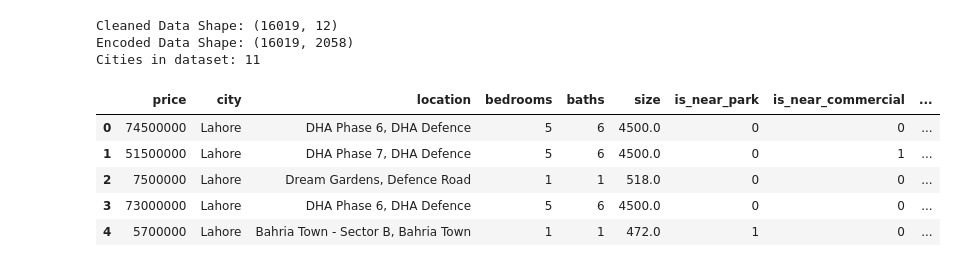
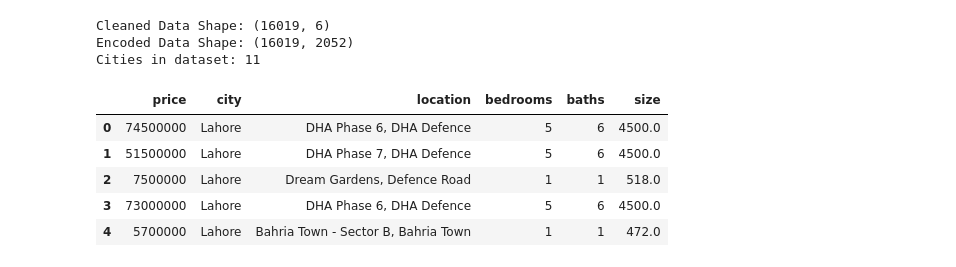
Before and after one commit to HuzaifaKhalid1311/HomeValue-AI, a Jupyter notebook: main.ipynb, the cells around one changed output. Drawn from its saved outputs; the diff is of its cells as text; code cells hidden in the pictures.

```diff
--- a/main.ipynb
+++ b/main.ipynb
@@ -17,43 +20,25 @@ plt.style.use("ggplot")
 # %%
-# Load data, clean required columns, and create model-ready features
-df = pd.read_csv("data/zameen.csv", sep="|")
-model_df = df[["price", "city", "location", "bedrooms", "baths", "size"]].copy()
+raw_data = pd.read_csv("data/zameen.csv", sep="|")
+selected_columns = ["price", "city", "location", "bedrooms", "baths", "size"]
+housing_data = raw_data[selected_columns].copy()
 
-numeric_cols = ["price", "bedrooms", "baths", "size"]
-model_df[numeric_cols] = model_df[numeric_cols].apply(pd.to_numeric, errors="coerce")
-model_df = model_df.dropna(subset=["city", "location"] + numeric_cols).reset_index(drop=True)
+number_columns = ["price", "bedrooms", "baths", "size"]
+housing_data[number_columns] = housing_data[number_columns].apply(pd.to_numeric, errors="coerce")
+housing_data = housing_data.dropna(subset=["city", "location"] + number_columns).reset_index(drop=True)
 
-# Simulate environmental binary features using price-aware probabilities
-rng = np.random.default_rng(42)
-price_norm = (model_df["price"] - model_df["price"].min()) / (
-    model_df["price"].max() - model_df["price"].min()
-)
+model_data = pd.get_dummies(housing_data, columns=["city", "location"], dtype=int)
 
-env_probabilities = [
-    ("is_near_park", 0.20 + 0.60 * price_norm),
-    ("is_near_commercial", 0.25 + 0.55 * price_norm),
-    ("is_near_graveyard", 0.70 - 0.60 * price_norm),
-    ("is_corner_facing", 0.25 + 0.50 * price_norm),
-    ("is_near_mosque", 0.30 + 0.45 * price_norm),
-    ("lacks_amenities", 0.65 - 0.50 * price_norm),
-]
-
-for feature_col, feature_prob in env_probabilities:
-    model_df[feature_col] = (rng.random(len(model_df)) < feature_prob).astype(int)
-
-encoded_df = pd.get_dummies(model_df, columns=["city", "location"], dtype=int)
-
-print("Cleaned Data Shape:", model_df.shape)
-print("Encoded Data Shape:", encoded_df.shape)
-print("Cities in dataset:", model_df["city"].nunique())
-model_df.head()
+print("Cleaned Data Shape:", housing_data.shape)
+print("Encoded Data Shape:", model_data.shape)
+print("Cities in dataset:", housing_data["city"].nunique())
+housing_data.head()
 # %% [output]
-Cleaned Data Shape: (16019, 12)
-Encoded Data Shape: (16019, 2058)
+Cleaned Data Shape: (16019, 6)
+Encoded Data Shape: (16019, 2052)
 Cities in dataset: 11
-|  | price | city | location | bedrooms | baths | size | is_near_park | is_near_commercial | ... |
-| 0 | 74500000 | Lahore | DHA Phase 6, DHA Defence | 5 | 6 | 4500.0 | 0 | 0 | ... |
-| 1 | 51500000 | Lahore | DHA Phase 7, DHA Defence | 5 | 6 | 4500.0 | 0 | 1 | ... |
-| 2 | 7500000 | Lahore | Dream Gardens, Defence Road | 1 | 1 | 518.0 | 0 | 0 | ... |
-| 3 | 73000000 | Lahore | DHA Phase 6, DHA Defence | 5 | 6 | 4500.0 | 0 | 0 | ... |
-| 4 | 5700000 | Lahore | Bahria Town - Sector B, Bahria Town | 1 | 1 | 472.0 | 1 | 0 | ... |
+|  | price | city | location | bedrooms | baths | size |
+| 0 | 74500000 | Lahore | DHA Phase 6, DHA Defence | 5 | 6 | 4500.0 |
+| 1 | 51500000 | Lahore | DHA Phase 7, DHA Defence | 5 | 6 | 4500.0 |
+| 2 | 7500000 | Lahore | Dream Gardens, Defence Road | 1 | 1 | 518.0 |
+| 3 | 73000000 | Lahore | DHA Phase 6, DHA Defence | 5 | 6 | 4500.0 |
+| 4 | 5700000 | Lahore | Bahria Town - Sector B, Bahria Town | 1 | 1 | 472.0 |
```
Also changed, not shown: parts of 13 cells of this notebook, 4 other files.
